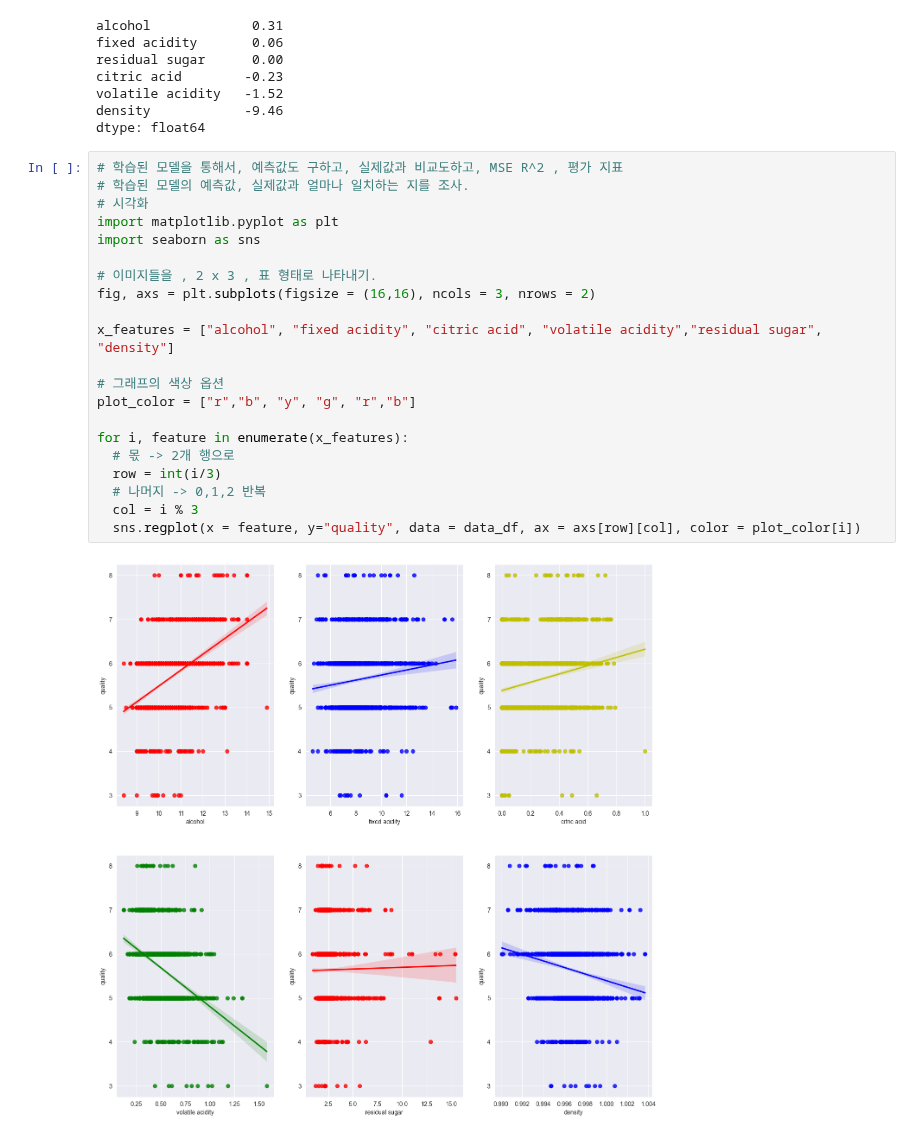
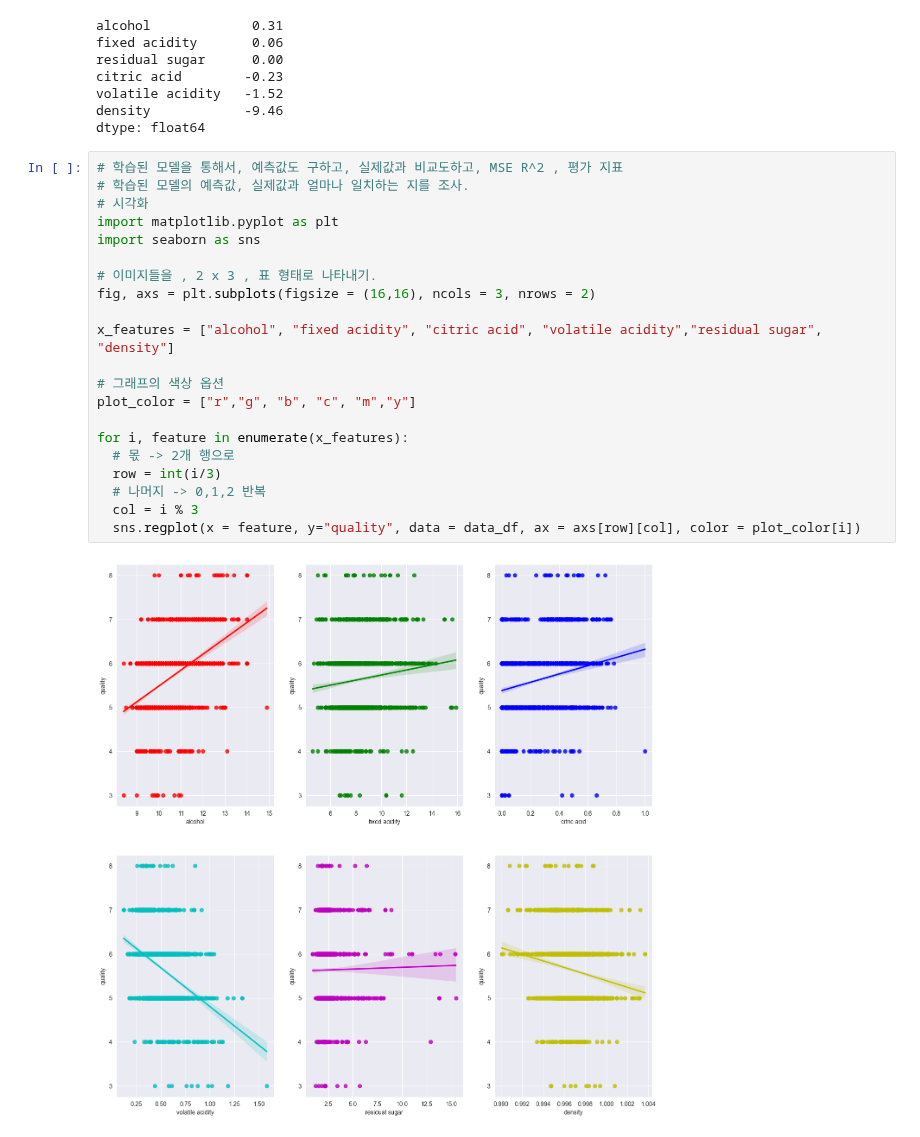
Before and after one commit to Ihan0316/Bigdata_Visualization_my, a Jupyter notebook: ch4-회귀분석/mini2-wine.ipynb, the cells around one changed output. Saved outputs shown, nothing was run; the diff lists cells and outputs as text.

```diff
--- a/ch4-회귀분석/mini2-wine.ipynb
+++ b/ch4-회귀분석/mini2-wine.ipynb
@@ -102,23 +102,23 @@ dtype: float64
 # %%
 # 학습된 모델을 통해서, 예측값도 구하고, 실제값과 비교도하고, MSE R^2 , 평가 지표
 # 학습된 모델의 예측값, 실제값과 얼마나 일치하는 지를 조사.
 # 시각화
 import matplotlib.pyplot as plt
 import seaborn as sns
 
 # 이미지들을 , 2 x 3 , 표 형태로 나타내기.
 fig, axs = plt.subplots(figsize = (16,16), ncols = 3, nrows = 2)
 
 x_features = ["alcohol", "fixed acidity", "citric acid", "volatile acidity","residual sugar", "density"]
 
 # 그래프의 색상 옵션
-plot_color = ["r","b", "y", "g", "r","b"]
+plot_color = ["r","g", "b", "c", "m","y"]
 
 for i, feature in enumerate(x_features):
   # 몫 -> 2개 행으로
   row = int(i/3)
   # 나머지 -> 0,1,2 반복
   col = i % 3
   sns.regplot(x = feature, y="quality", data = data_df, ax = axs[row][col], color = plot_color[i])
 # %% [output]
-[figure, old version]
+[figure, new version]
```
Also changed, not shown: 1 other file.
